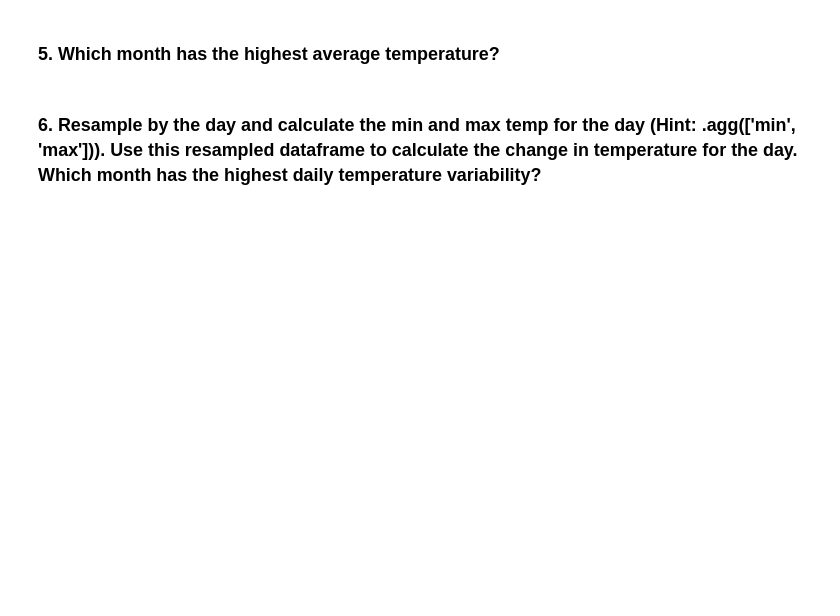
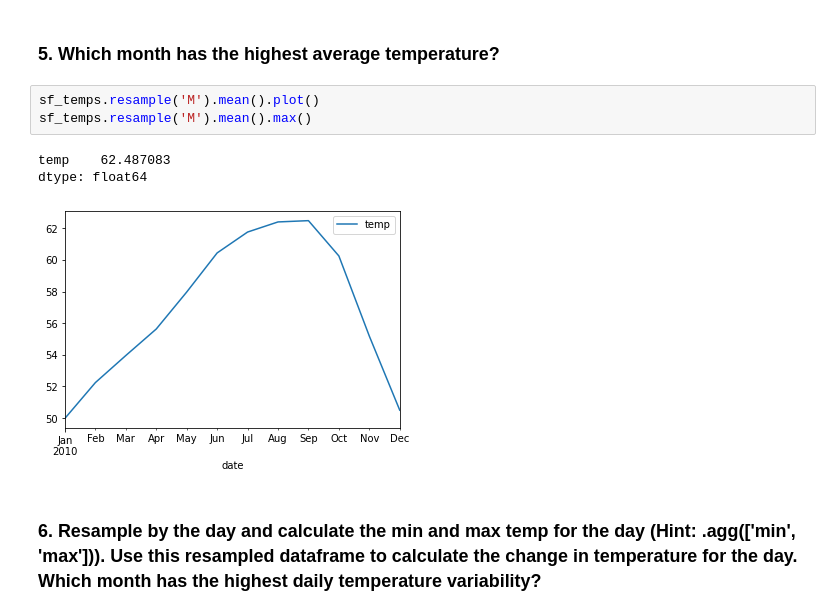
Before and after one commit to jeffakins/time_series, a Jupyter notebook: date_time_exercises.ipynb, the cells around one changed output. Drawn from its saved outputs; the diff is of its cells as text; blank space fills up the shorter version.

```diff
--- a/date_time_exercises.ipynb
+++ b/date_time_exercises.ipynb
@@ -114,4 +126,11 @@ sf_temps.resample('D').max().plot(c='red')
 # %% [markdown]
 ### 5. Which month has the highest average temperature?
+# %%
+sf_temps.resample('M').mean().plot()
+sf_temps.resample('M').mean().max()
+# %% [output]
+temp    62.487083
+dtype: float64
+[figure, added]
 # %% [markdown]
 ### 6. Resample by the day and calculate the min and max temp for the day (Hint: .agg(['min', 'max'])). Use this resampled dataframe to calculate the change in temperature for the day. Which month has the highest daily temperature variability?
```
Also changed, not shown: parts of 5 cells of this notebook.
